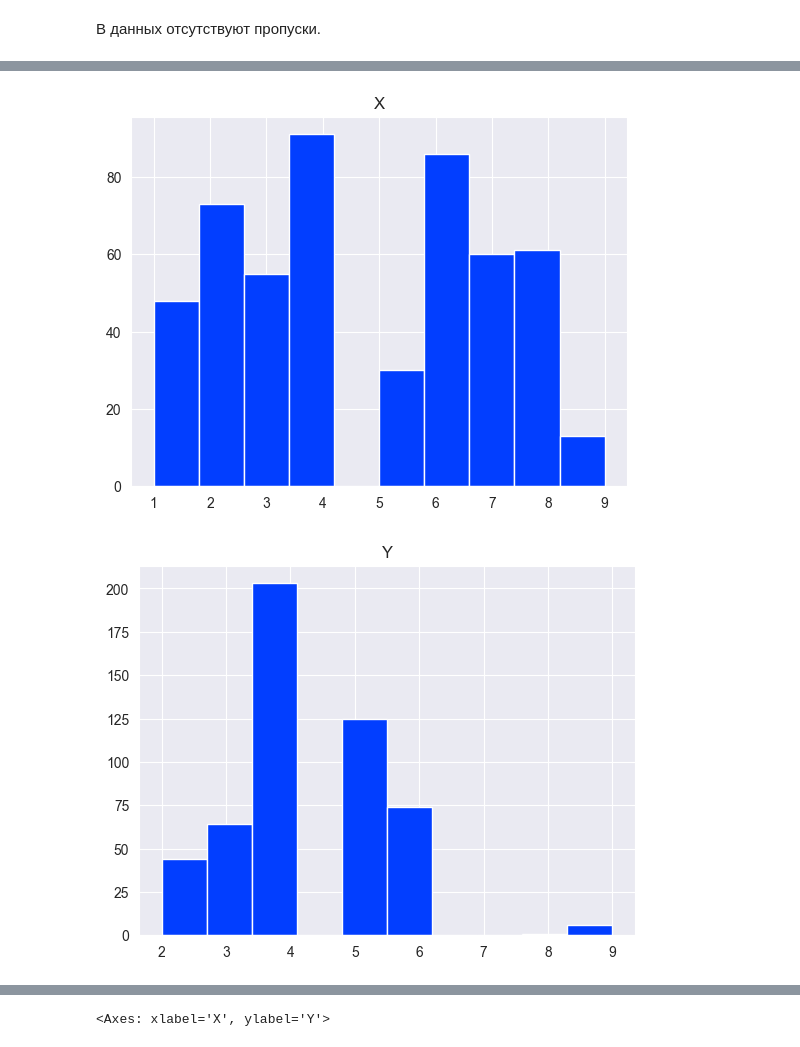
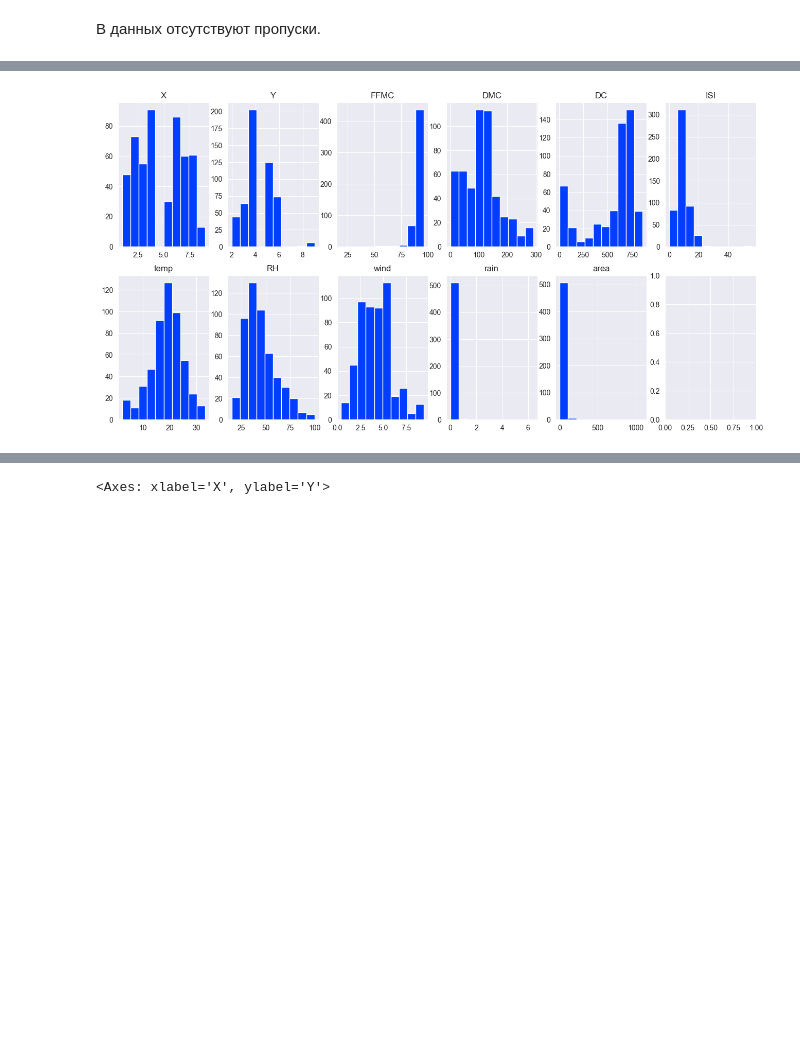
Before and after one commit to stwz13/ml, a Jupyter notebook: practice1.ipynb, the cells around one changed output, grey strips where cells are left out. Cells and saved outputs as stored; diff of their text form; code cells hidden in the pictures; blank space fills up the shorter version.

```diff
--- a/practice1.ipynb
+++ b/practice1.ipynb
@@ -142,7 +156,9 @@ data.describe()
 # %%
 numeric_columns = data.select_dtypes(include=['number'])
-for column in numeric_columns:
-    data.hist(column)
+fig, axs = plt.subplots(2, 6, figsize=(16, 8))
+ax_flat = axs.flatten()
+for i, col_name in enumerate(numeric_columns):
+    ax_flat[i].hist(data[col_name])
+    ax_flat[i].set_title(col_name)
 # %% [output]
-[figure, old version]
+[figure, new version]
-[figure, removed]
```
Also changed, not shown: parts of 36 cells of this notebook.
